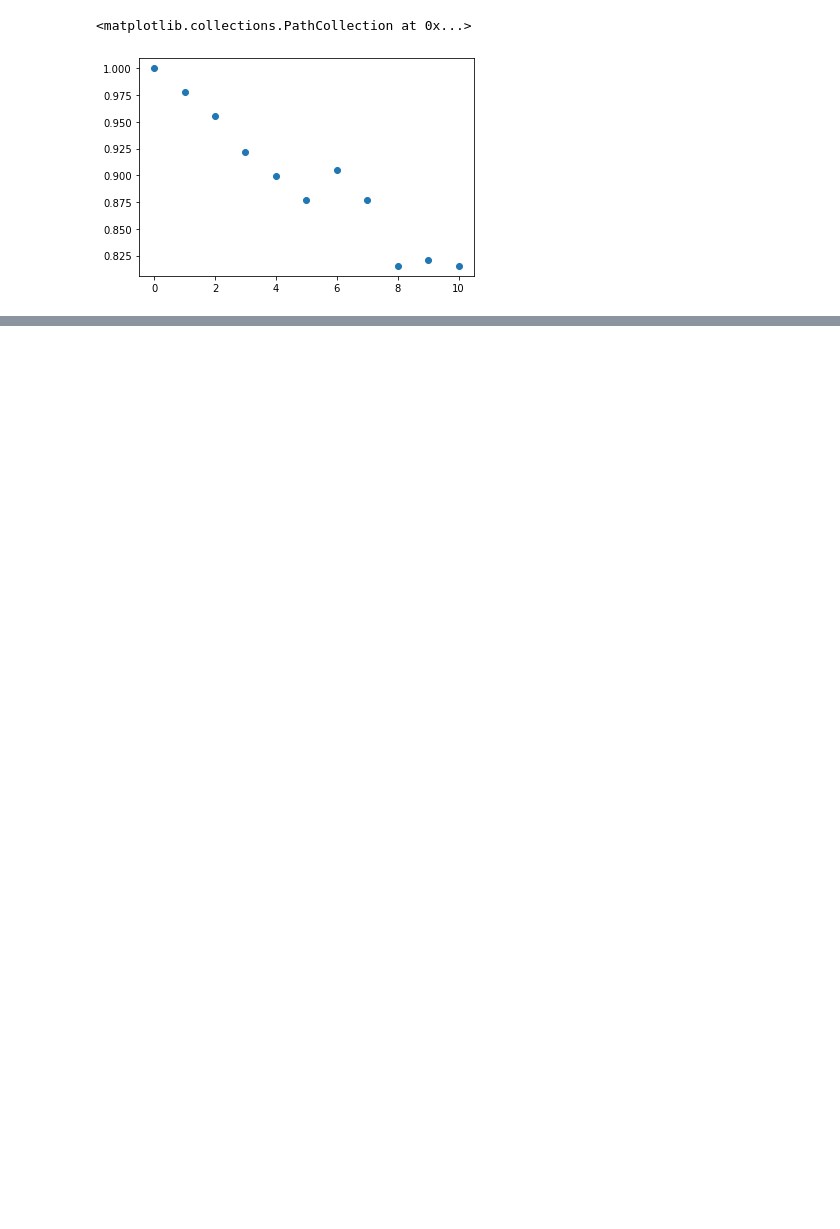
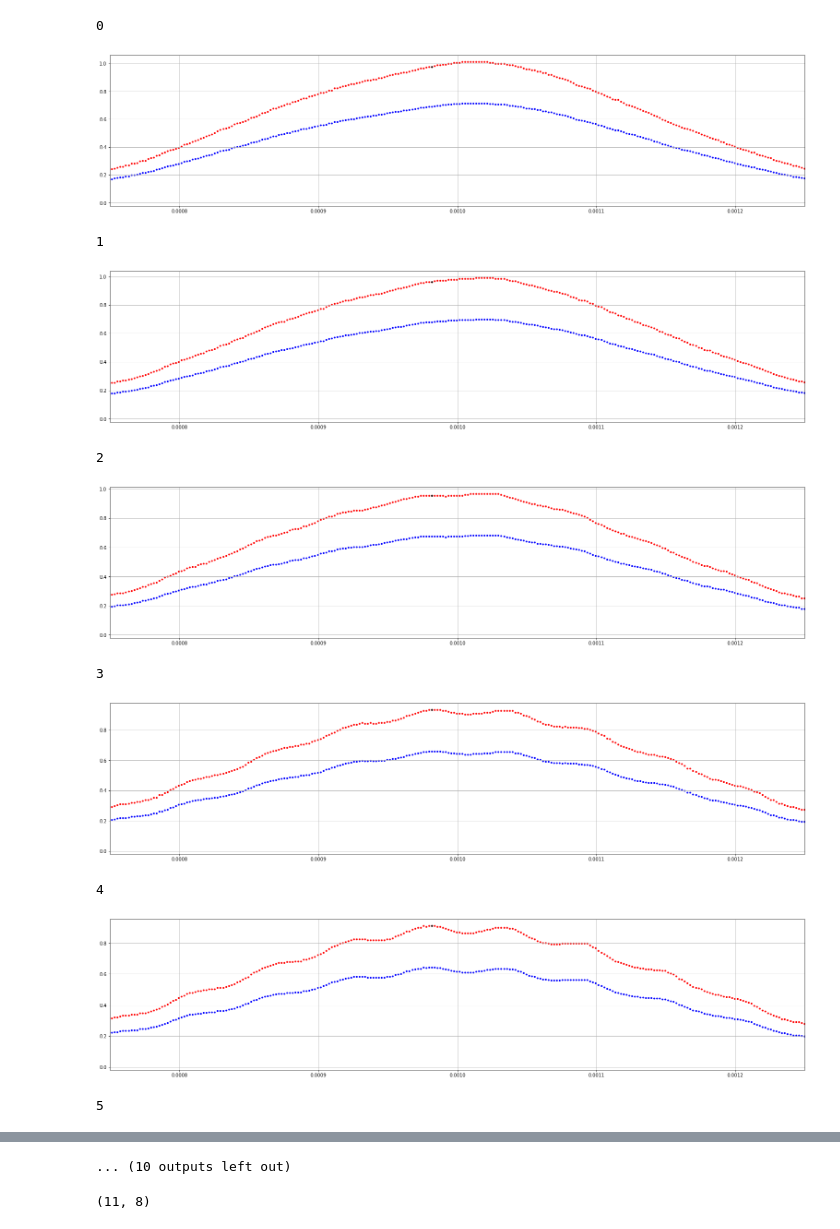
Before and after one commit to JonasLampp/Ultraschallphasengitter, a Jupyter notebook: aufgabe_5/aufgabe_5.ipynb, the cells around one changed output, grey strips where cells are left out. Cells and saved outputs as stored; diff of their text form; code cells hidden in the pictures; blank space fills up the shorter version.

```diff
--- a/aufgabe_5/aufgabe_5.ipynb
+++ b/aufgabe_5/aufgabe_5.ipynb
@@ -182,17 +243,0 @@ for i in index:
-# %%
-Time = []
-Signal = []
-Popt = []
-
-index = np.arange(11)
-
-for i in index:
-    Time.append(np.array(pd.read_csv('konst_freq_2/'+str(i)+'_HM1508.csv'))[:,0])
-    Signal.append(np.array(pd.read_csv('konst_freq_2/'+str(i)+'_HM1508.csv'))[:,1])
-    popt, pcov = curve_fit(gauß, Time[i], Signal[i], maxfev=100000, p0=[1, 0.0004, 0.001,  0.05])
-    x = np.linspace(min(Time[i]), max(Time[i]), 10000)
-    plt.scatter(Time[i], Signal[i], marker='.')
-    #plt.plot(x, gauß(x, *popt), color='r')
-    plt.scatter(Time[i], Signal[i] - gauß(Time[i], *popt), color='green', marker='.')
-    plt.grid()
-    plt.show()
@@ -211,10 +244,28 @@ for i in index:
-# %%
-intensität_0_maxima = []
-for i in np.arange(11):
-    intensität_0_maxima.append(max(Signal[i])/max(Signal[0]))
-
-
-plt.scatter(np.arange(11), intensität_0_maxima)
-# %% [output]
-<matplotlib.collections.PathCollection at 0x...>
-[figure, removed]
+# %%
+array = np.arange(0,2000,2)
+Time = np.delete(time,array,1)
+Signal = np.delete(signal,array,1)/signal[0][995]
+
+for i in index:
+    print(i)
+    fig, ax = plt.subplots(figsize=(27,6))
+    n = 490
+    #ax.scatter(time[i], signal[i], color='green', marker='.')
+    ax.scatter(Time[i], Signal[i]*signal[0][995], color='blue', marker='.')
+    ax.scatter(Time[i], Signal[i], color='red', marker='.')
+    ax.scatter(Time[i][n], Signal[i][n], color='black', marker='.')
+    plt.xlim(0.00075,0.00125)
+    ax.grid()
+    plt.show()
+# %% [output]
+0
+[figure, added]
+1
+[figure, added]
+2
+[figure, added]
+3
+[figure, added]
+4
+[figure, added]
+5
@@ -220,0 +273 @@ plt.scatter(np.arange(11), intensität_0_maxima)
+... (10 outputs left out)
@@ -220,0 +285,9 @@ plt.scatter(np.arange(11), intensität_0_maxima)
+# %%
+tTime = np.empty((11,8),dtype=object)
+tSignal = np.empty((11,8),dtype=object)
+print(tTime.shape)
+for i in index:
+    tTime[i] = np.array([Time[i][400:420],Time[i][420:452],Time[i][452:478],Time[i][478:506],Time[i][506:532],Time[i][532:554],Time[i][560:588],Time[i][588:615]])
+    tSignal[i] = np.array([Signal[i][400:420],Signal[i][420:452],Signal[i][452:478],Signal[i][478:506],Signal[i][506:532],Signal[i][532:554],Signal[i][560:588],Signal[i][588:615]])
+# %% [output]
+(11, 8)
```
Also changed, not shown: parts of 38 cells of this notebook, 11 other files.
